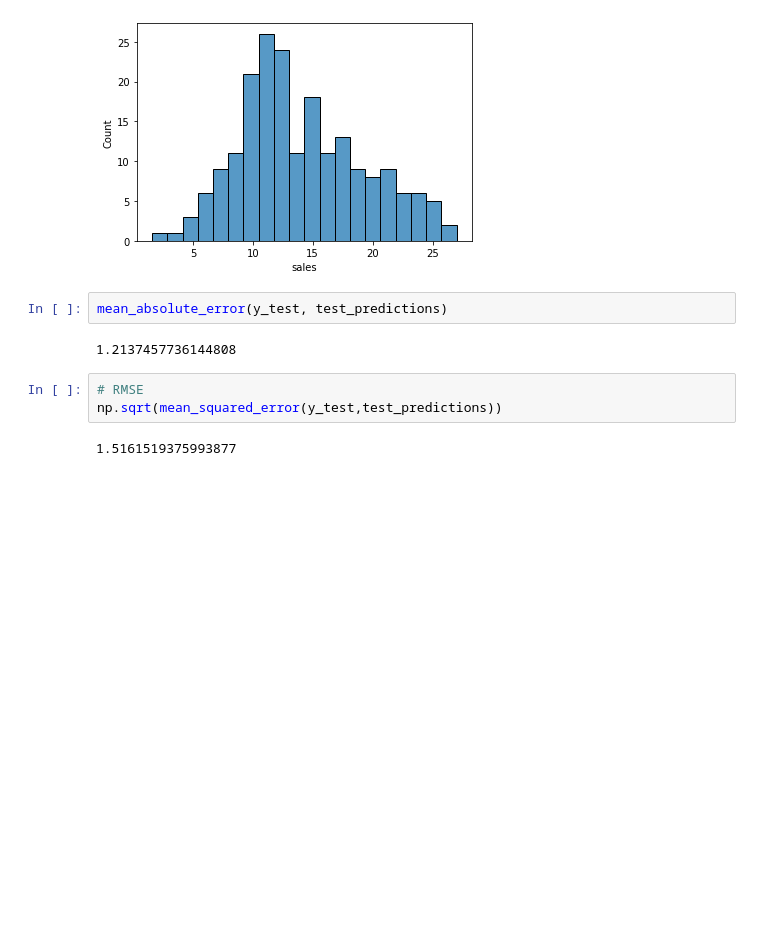
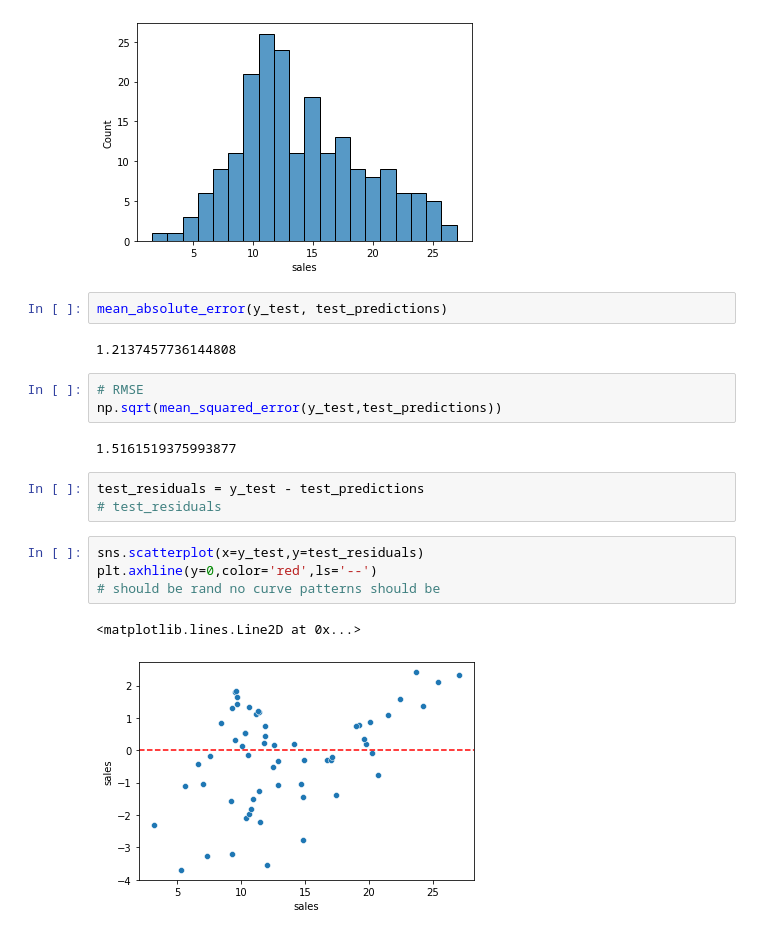
Before and after one commit to nagendra-rqsr/udemy_ml_demo, a Jupyter notebook: 08-Linear-Regression-Models/lin reg scikit learn.ipynb, the cells around one changed output. Cells and saved outputs as stored; diff of their text form; blank space fills up the shorter version.

```diff
--- a/08-Linear-Regression-Models/lin reg scikit learn.ipynb
+++ b/08-Linear-Regression-Models/lin reg scikit learn.ipynb
@@ -113,3 +113,13 @@ mean_absolute_error(y_test, test_predictions)
 np.sqrt(mean_squared_error(y_test,test_predictions))
 # %% [output]
 1.5161519375993877
+# %%
+test_residuals = y_test - test_predictions
+# test_residuals
+# %%
+sns.scatterplot(x=y_test,y=test_residuals)
+plt.axhline(y=0,color='red',ls='--')
+# should be rand no curve patterns should be
+# %% [output]
+<matplotlib.lines.Line2D at 0x...>
+[figure, added]
```
Also changed, not shown: parts of 16 cells of this notebook, 2 other files.
